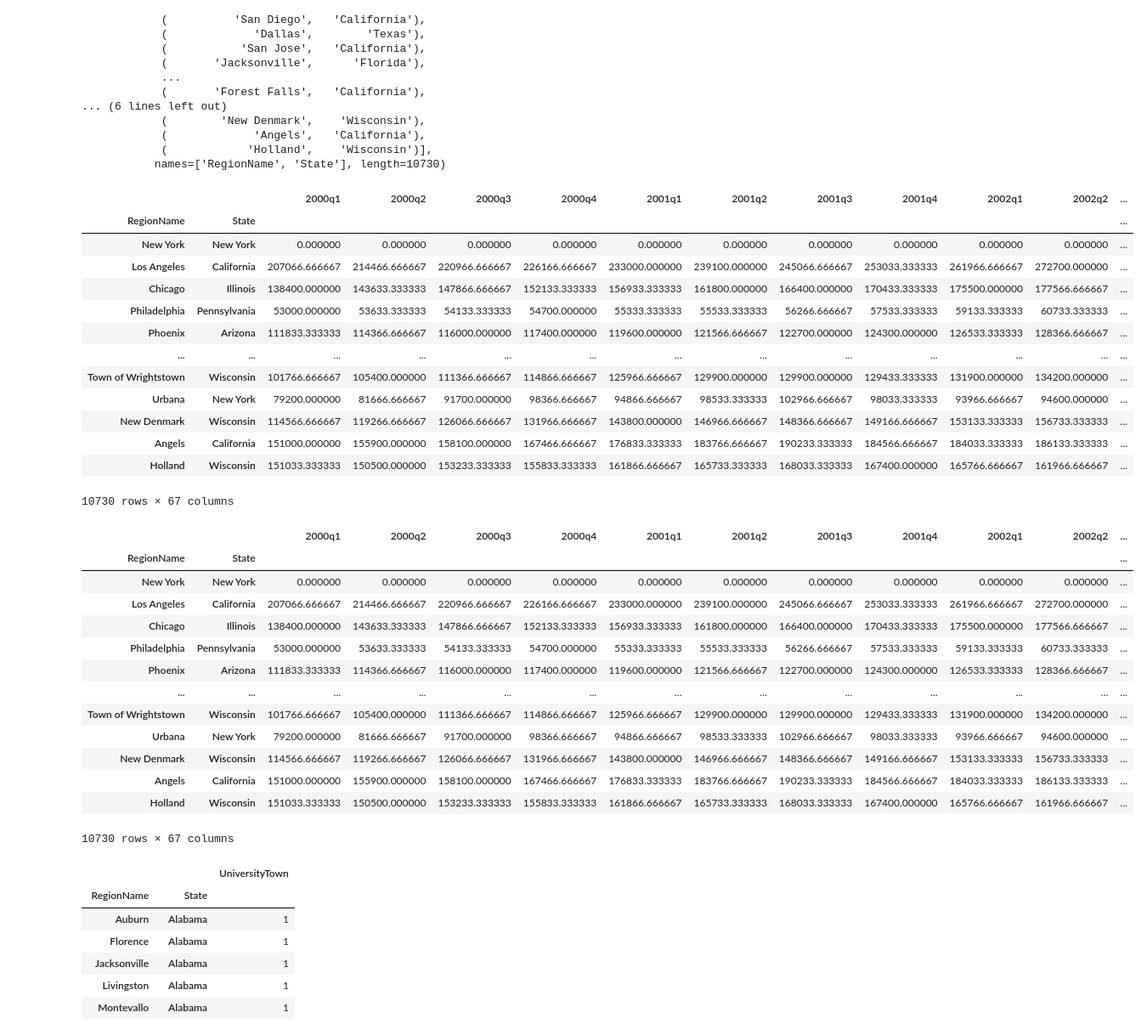
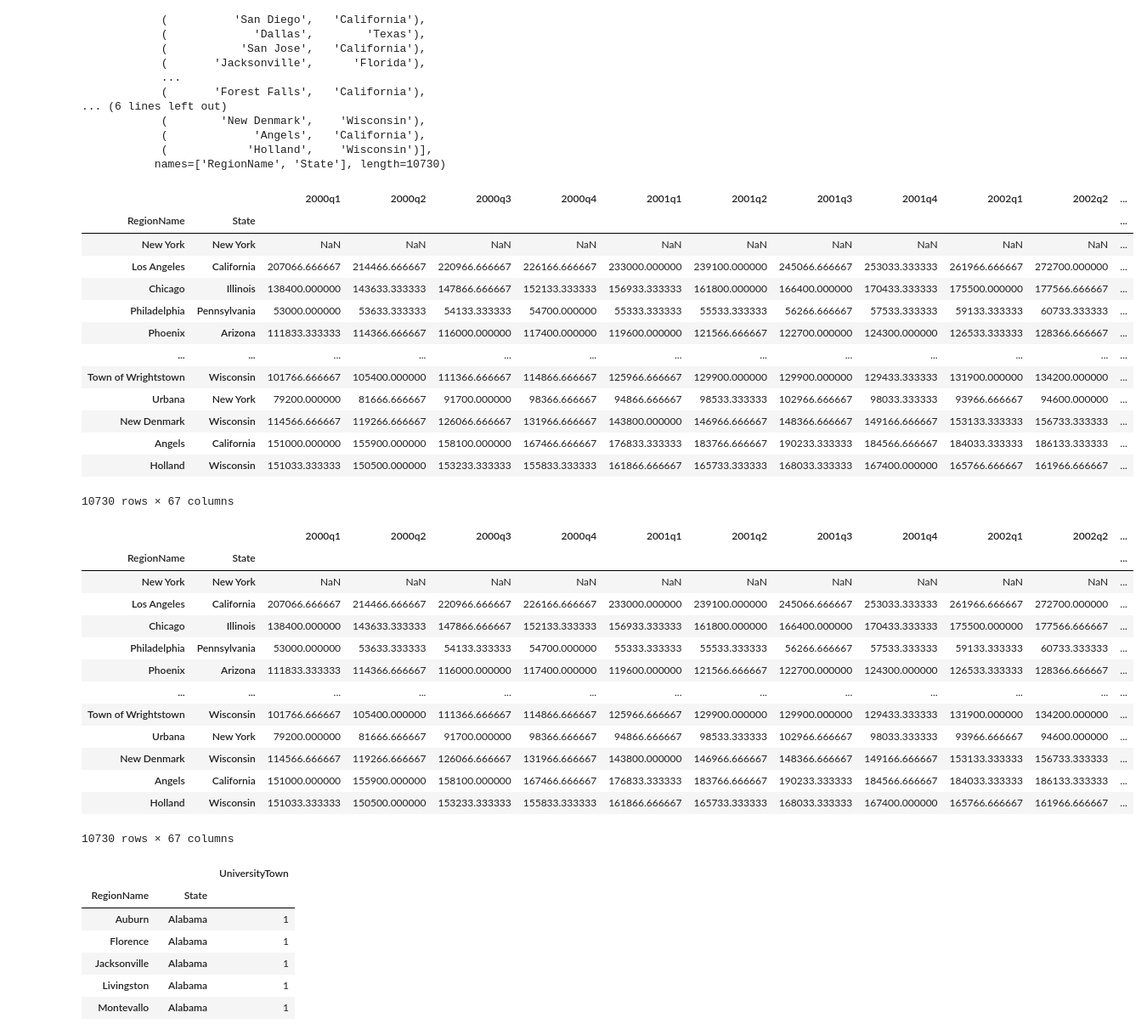
Before and after one commit to aicharya/DSA_Python, a Jupyter notebook: HypothesisTestingAssignment4.ipynb, the cells around one changed output. Shown at 85% size. Cells and saved outputs as stored; diff of their text form; code cells hidden in the pictures.

```diff
--- a/HypothesisTestingAssignment4.ipynb
+++ b/HypothesisTestingAssignment4.ipynb
@@ -639,35 +641,35 @@ states = {'OH': 'Ohio', 'KY': 'Kentucky', 'AS': 'American Samoa', 'NV': 'Nevada'
 def monthToQtr(month):
   (yearStr, monthStr) = month.split('-')
   return yearStr + qDF.loc[monthStr, 'Quarter']
 
 def convert_housing_data_to_quarters():
     '''Converts the housing data to quarters and returns it as mean
     values in a dataframe. This dataframe should be a dataframe with
     columns for 2000q1 through 2016q3, and should have a multi-index
     in the shape of ["State","RegionName"].
 
     Note: Quarters are defined in the assignment description, they are
     not arbitrary three month periods.
 
     The resulting dataframe should have 67 columns, and 10,730 rows.
     '''
     df = pd.read_csv("City_Zhvi_AllHomes.csv")
     dfQtrData = df.loc[:,'2000-01':].transpose()
     dfQtrData['quarter'] = dfQtrData.index.to_series().apply(monthToQtr).to_list()
-    dfQtrData.fillna(0, inplace=True)
+    #dfQtrData.fillna(0, inplace=True)
     #dfQtrData.dropna( inplace=True)
     quarterlyAgeraged = dfQtrData.groupby('quarter').mean()
     preFinal = pd.concat( [ df.iloc[:,:6], quarterlyAgeraged.T] , axis=1)
     preFinal.replace(states, inplace=True)
     preFinal.drop( ['RegionID', 'Metro', 'CountyName', 	'SizeRank'], inplace=True, axis=1	)
     preFinal.set_index(['RegionName', 'State'], inplace=True)
     return preFinal
 
 convert_housing_data_to_quarters()
 # %% [output]
 |  |  | 2000q1 | 2000q2 | 2000q3 | 2000q4 | 2001q1 | 2001q2 | 2001q3 | 2001q4 | 2002q1 | 2002q2 | ... |
 | RegionName | State |  |  |  |  |  |  |  |  |  |  | ... |
-| New York | New York | 0.000000 | 0.000000 | 0.000000 | 0.000000 | 0.000000 | 0.000000 | 0.000000 | 0.000000 | 0.000000 | 0.000000 | ... |
+| New York | New York | NaN | NaN | NaN | NaN | NaN | NaN | NaN | NaN | NaN | NaN | ... |
 | Los Angeles | California | 207066.666667 | 214466.666667 | 220966.666667 | 226166.666667 | 233000.000000 | 239100.000000 | 245066.666667 | 253033.333333 | 261966.666667 | 272700.000000 | ... |
 | Chicago | Illinois | 138400.000000 | 143633.333333 | 147866.666667 | 152133.333333 | 156933.333333 | 161800.000000 | 166400.000000 | 170433.333333 | 175500.000000 | 177566.666667 | ... |
 | Philadelphia | Pennsylvania | 53000.000000 | 53633.333333 | 54133.333333 | 54700.000000 | 55333.333333 | 55533.333333 | 56266.666667 | 57533.333333 | 59133.333333 | 60733.333333 | ... |
@@ -685,7 +687,7 @@ finalDF
 # %% [output]
 |  |  | 2000q1 | 2000q2 | 2000q3 | 2000q4 | 2001q1 | 2001q2 | 2001q3 | 2001q4 | 2002q1 | 2002q2 | ... |
 | RegionName | State |  |  |  |  |  |  |  |  |  |  | ... |
-| New York | New York | 0.000000 | 0.000000 | 0.000000 | 0.000000 | 0.000000 | 0.000000 | 0.000000 | 0.000000 | 0.000000 | 0.000000 | ... |
+| New York | New York | NaN | NaN | NaN | NaN | NaN | NaN | NaN | NaN | NaN | NaN | ... |
 | Los Angeles | California | 207066.666667 | 214466.666667 | 220966.666667 | 226166.666667 | 233000.000000 | 239100.000000 | 245066.666667 | 253033.333333 | 261966.666667 | 272700.000000 | ... |
 | Chicago | Illinois | 138400.000000 | 143633.333333 | 147866.666667 | 152133.333333 | 156933.333333 | 161800.000000 | 166400.000000 | 170433.333333 | 175500.000000 | 177566.666667 | ... |
 | Philadelphia | Pennsylvania | 53000.000000 | 53633.333333 | 54133.333333 | 54700.000000 | 55333.333333 | 55533.333333 | 56266.666667 | 57533.333333 | 59133.333333 | 60733.333333 | ... |
```
Also changed, not shown: parts of 7 cells of this notebook.
